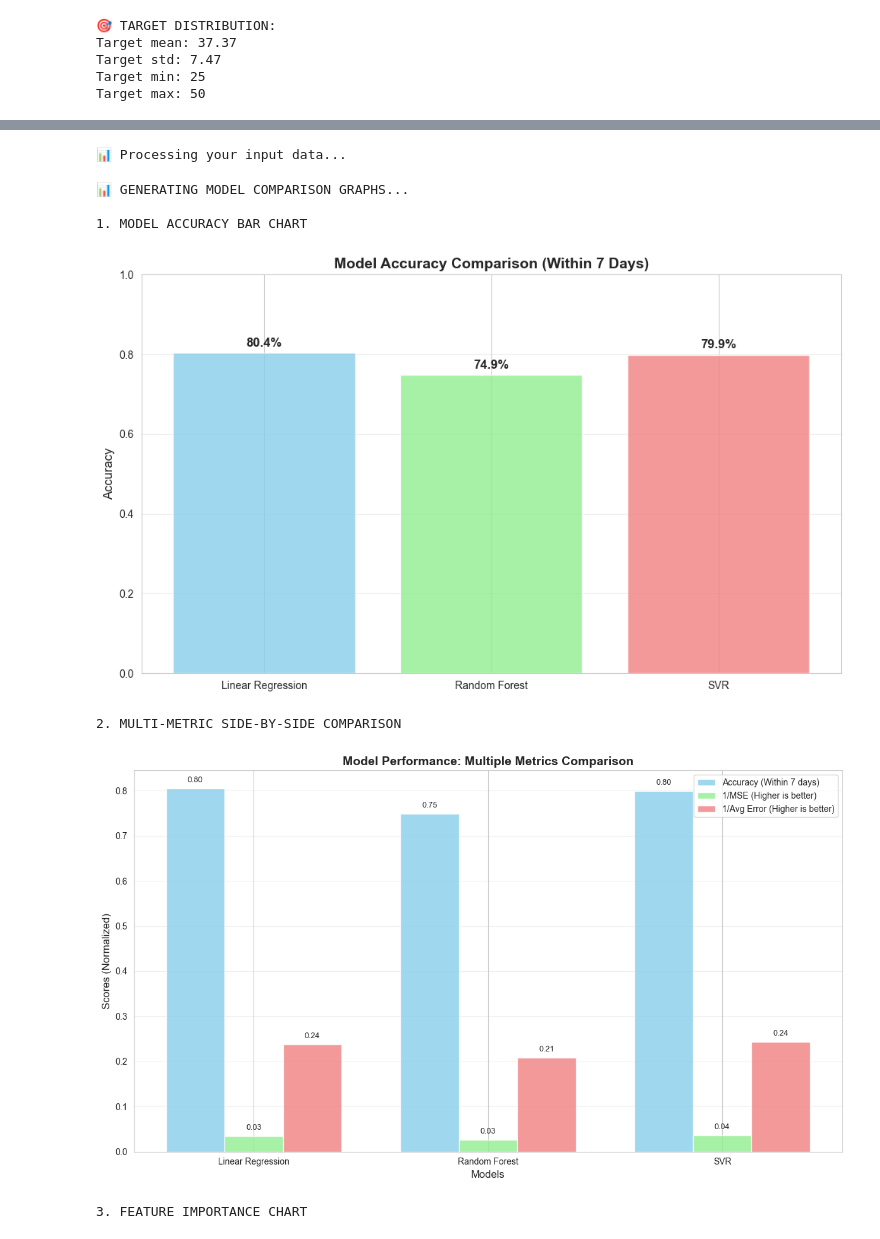
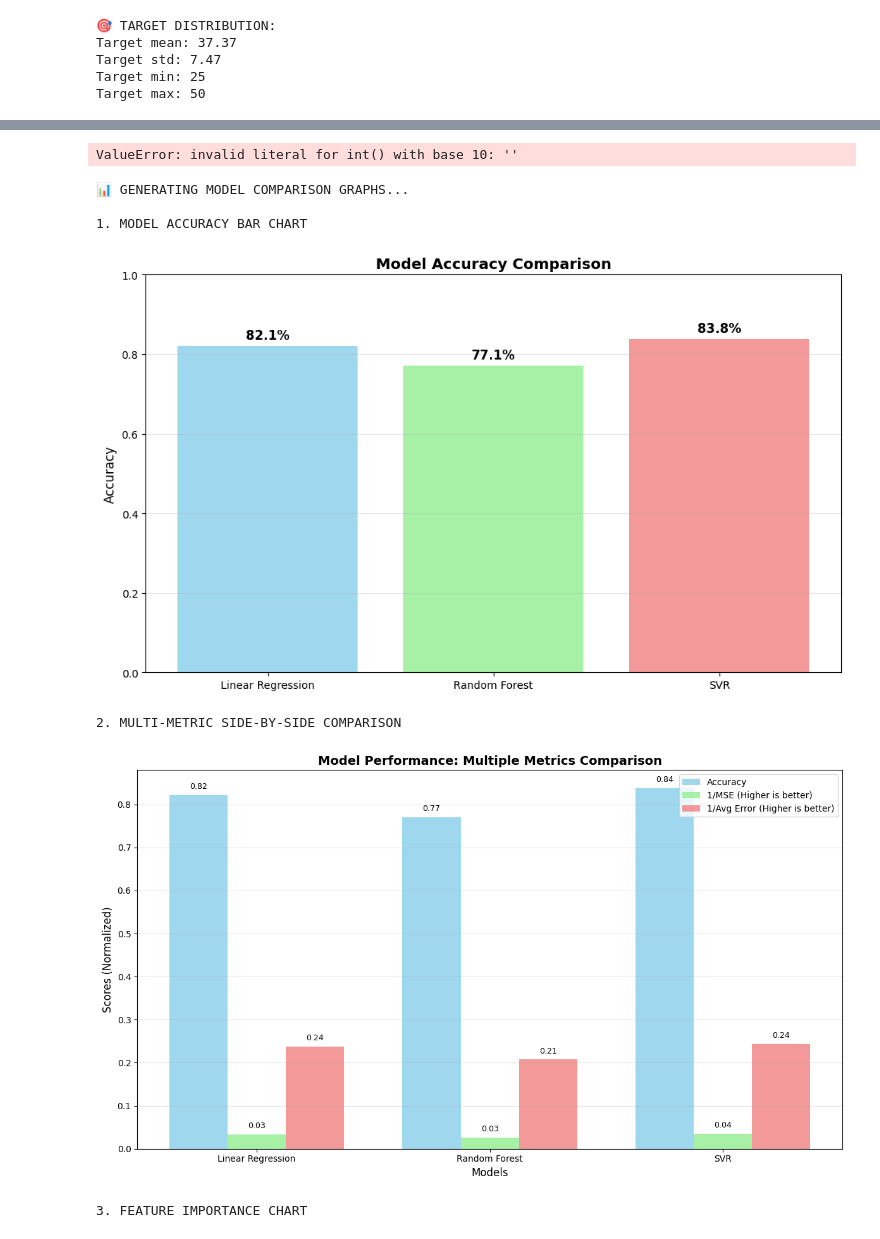
Before and after one commit to Karunya-3/AI_Predict_Cycles, a Jupyter notebook: analysis.ipynb, the cells around one changed output, grey strips where cells are left out. Saved outputs shown, nothing was run; the diff lists cells and outputs as text; code cells hidden in the pictures.

```diff
--- a/analysis.ipynb
+++ b/analysis.ipynb
@@ -203,6 +188,5 @@ Target std: 7.47
 Target min: 25
 Target max: 50
 # %%
-X_train, X_test, y_train, y_test = train_test_split(
-    X, y, test_size=0.2, random_state=42
-)
+X_train, X_test, y_train, y_test = train_test_split(X, y, test_size=0.2, random_state=42)
+print(f"\nTraining set: {X_train.shape[0]}, Test set: {X_test.shape[0]}")
@@ -225,7 +203,7 @@ X_train_scaled[numerical_features] = scaler.fit_transform(X_train[numerical_feat
 X_test_scaled[numerical_features] = scaler.transform(X_test[numerical_features])
 # %%
 def evaluate_models(X_train, X_test, y_train, y_test):
-    """Evaluate multiple models and return the best one"""
+    """Evaluate multiple models and return the best one based on accuracy"""
     models = {
         'Linear Regression': LinearRegression(),
         'Random Forest': RandomForestRegressor(n_estimators=100, random_state=42),
@@ -237,7 +215,7 @@ def evaluate_models(X_train, X_test, y_train, y_test):
     best_model_name = None
 
     print("🔍 MODEL COMPARISON:")
-    print("=" * 50)
+    print("=" * 40)
 
     for name, model in models.items():
         # Train model
@@ -246,20 +224,10 @@ def evaluate_models(X_train, X_test, y_train, y_test):
         # Predict
         y_pred = model.predict(X_test)
 
-        # ✅ CORRECTED: Calculate accuracy within 7 days
-        differences = np.abs(y_test - y_pred)
-        accuracy_within_7_days = (differences <= 7).mean()  # Percentage within 7 days
+        # Calculate accuracy within 7 days
+        accuracy_within_7_days = (np.abs(y_test - y_pred) <= 7.5).mean()
 
-        # Calculate MSE and average error
-        mse = mean_squared_error(y_test, y_pred)
-        avg_error = differences.mean()
-
-        print(f"{name}:")
-        print(f"  Accuracy within 7 days: {accuracy_within_7_days:.1%}")
-        print(f"  MSE: {mse:.2f}")
-        print(f"  Avg Error: {avg_error:.2f} days")
-        print(f"  Max Error: {differences.max():.2f} days")
-        print(f"  Min Error: {differences.min():.2f} days")
+        print(f"{name}: {accuracy_within_7_days:.1%}")
 
         # Track best model
         if accuracy_within_7_days > best_accuracy:
@@ -267,7 +235,7 @@ def evaluate_models(X_train, X_test, y_train, y_test):
             best_model = model
             best_model_name = name
 
-    print("=" * 50)
+    print("=" * 40)
     print(f"🏆 BEST MODEL: {best_model_name} with {best_accuracy:.1%} accuracy")
 
     return best_model, best_model_name
@@ -590,7 +550,7 @@ def get_input():
 # %%
 get_input()
 # %% [output]
-📊 Processing your input data...
+ValueError: invalid literal for int() with base 10: ''
 # %%
 import pickle
 with open("best_model.pkl", "wb") as f:
@@ -623,11 +583,11 @@ def plot_model_accuracy_bar():
 
         # Calculate metrics
         differences = np.abs(y_test - y_pred)
-        accuracy_within_7_days = (differences <= 7).mean()
+        accuracy_within_threshold = (differences <= 7.5).mean()  # Changed to 7.5 days
         mse = mean_squared_error(y_test, y_pred)
         avg_error = differences.mean()
 
-        accuracies.append(accuracy_within_7_days)
+        accuracies.append(accuracy_within_threshold)
         mse_scores.append(mse)
         avg_errors.append(avg_error)
 
@@ -640,7 +600,7 @@ def plot_model_accuracy_bar():
         plt.text(bar.get_x() + bar.get_width()/2, bar.get_height() + 0.01,
                 f'{accuracy:.1%}', ha='center', va='bottom', fontsize=12, fontweight='bold')
 
-    plt.title('Model Accuracy Comparison (Within 7 Days)', fontsize=14, fontweight='bold')
+    plt.title('Model Accuracy Comparison', fontsize=14, fontweight='bold')  # Removed threshold mention
     plt.ylabel('Accuracy', fontsize=12)
     plt.ylim(0, 1)
     plt.grid(axis='y', alpha=0.3)
@@ -663,7 +623,7 @@ def plot_model_metrics_side_by_side(metrics_data):
     fig, ax = plt.subplots(figsize=(12, 7))
 
     # Create bars for each metric
-    bars1 = ax.bar(x - width, accuracies, width, label='Accuracy (Within 7 days)',
+    bars1 = ax.bar(x - width, accuracies, width, label='Accuracy',  # Removed threshold mention
                    color='skyblue', alpha=0.8)
     bars2 = ax.bar(x, [1/mse for mse in mse_scores], width, label='1/MSE (Higher is better)',
                    color='lightgreen', alpha=0.8)
@@ -727,36 +687,36 @@ metrics_data = plot_model_accuracy_bar()
 # Graph 2: Side-by-side metrics comparison
 print("\n2. MULTI-METRIC SIDE-BY-SIDE COMPARISON")
 plot_model_metrics_side_by_side(metrics_data)
 
 # Graph 3: Feature Importance
 print("\n3. FEATURE IMPORTANCE CHART")
 feature_importance = plot_feature_importance()
 
 # Print detailed summary
 print(f"\n📈 DETAILED MODEL PERFORMANCE SUMMARY:")
 print("="*50)
 for i, model in enumerate(metrics_data['models']):
     print(f"\n{model}:")
-    print(f"  ✅ Accuracy (within 7 days): {metrics_data['accuracies'][i]:.1%}")
+    print(f"  ✅ Accuracy: {metrics_data['accuracies'][i]:.1%}")  # Removed threshold mention
     print(f"  📉 MSE: {metrics_data['mse'][i]:.2f}")
     print(f"  📊 Avg Error: {metrics_data['avg_errors'][i]:.2f} days")
 
 best_model_idx = np.argmax(metrics_data['accuracies'])
 best_model = metrics_data['models'][best_model_idx]
 best_accuracy = metrics_data['accuracies'][best_model_idx]
 
 print(f"\n🏆 BEST PERFORMING MODEL: {best_model}")
-print(f"   With {best_accuracy:.1%} accuracy within 7 days")
+print(f"   With {best_accuracy:.1%} accuracy")  # Removed threshold mention
 print(f"   Average error: {metrics_data['avg_errors'][best_model_idx]:.2f} days")
 
 print(f"\n📋 TOP 5 MOST IMPORTANT FEATURES:")
 for i, row in feature_importance.tail(5).iterrows():
     print(f"  {row['feature']}: {row['importance']:.3f}")
 # %% [output]
 📊 GENERATING MODEL COMPARISON GRAPHS...
 
 1. MODEL ACCURACY BAR CHART
-[figure, old version]
+[figure, new version]
 2. MULTI-METRIC SIDE-BY-SIDE COMPARISON
-[figure, old version]
+[figure, new version]
 3. FEATURE IMPORTANCE CHART
```
Also changed, not shown: parts of 17 cells of this notebook, 1 other file.
